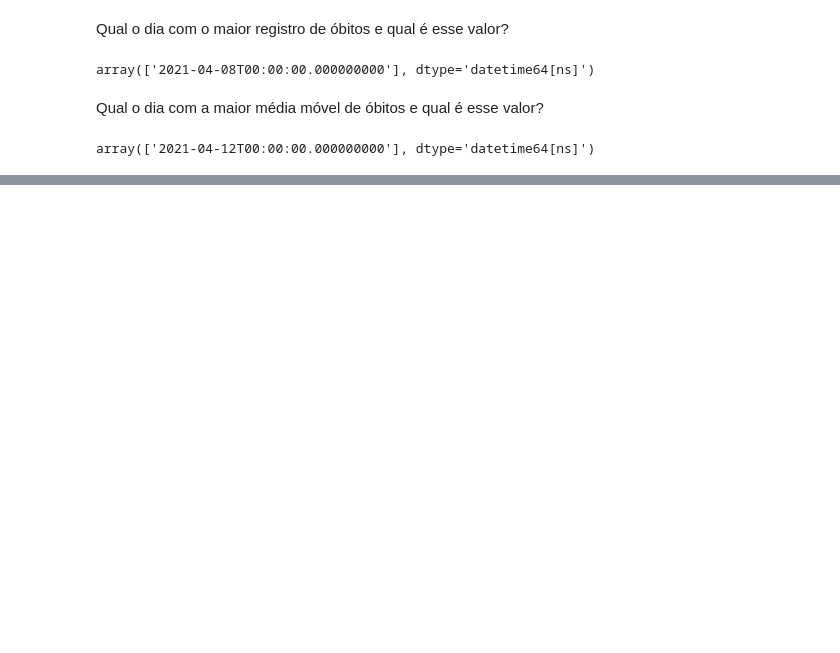
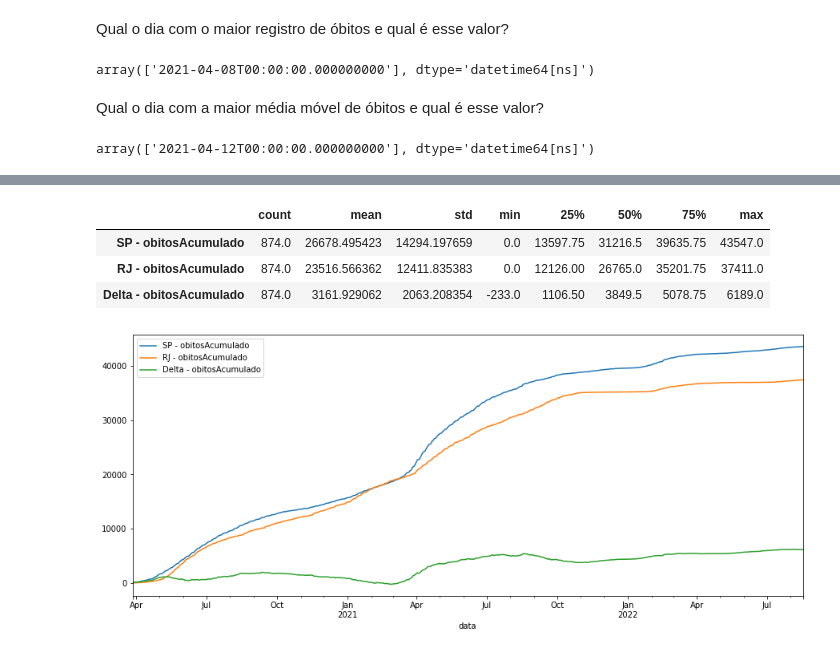
Before and after one commit to gutessitore/PUC, a Jupyter notebook: Mineração de Dados/Atividades/Lab3_Mineracao.ipynb, the cells around one changed output, grey strips where cells are left out. Cells and saved outputs as stored; diff of their text form; code cells hidden in the pictures; blank space fills up the shorter version.

```diff
--- a/Mineração de Dados/Atividades/Lab3_Mineracao.ipynb
+++ b/Mineração de Dados/Atividades/Lab3_Mineracao.ipynb
@@ -105,0 +134,14 @@ array(['2021-04-12T00:00:00.000000000'], dtype='datetime64[ns]')
+# %%
+df_comp_acumulados = pd.DataFrame(index=df_sp.index)
+df_comp_acumulados['SP - obitosAcumulado'] = df_sp['obitosAcumulado']
+df_comp_acumulados['RJ - obitosAcumulado'] = df_rj['obitosAcumulado']
+df_comp_acumulados['Delta - obitosAcumulado'] = df_comp_acumulados['SP - obitosAcumulado'] - df_comp_acumulados['RJ - obitosAcumulado']
+
+df_comp_acumulados.plot(figsize=(15, 6))
+df_comp_acumulados.describe().T
+# %% [output]
+|  | count | mean | std | min | 25% | 50% | 75% | max |
+| SP - obitosAcumulado | 874.0 | 26678.495423 | 14294.197659 | 0.0 | 13597.75 | 31216.5 | 39635.75 | 43547.0 |
+| RJ - obitosAcumulado | 874.0 | 23516.566362 | 12411.835383 | 0.0 | 12126.00 | 26765.0 | 35201.75 | 37411.0 |
+| Delta - obitosAcumulado | 874.0 | 3161.929062 | 2063.208354 | -233.0 | 1106.50 | 3849.5 | 5078.75 | 6189.0 |
+[figure, added]
```
Also changed, not shown: parts of 4 cells of this notebook.
